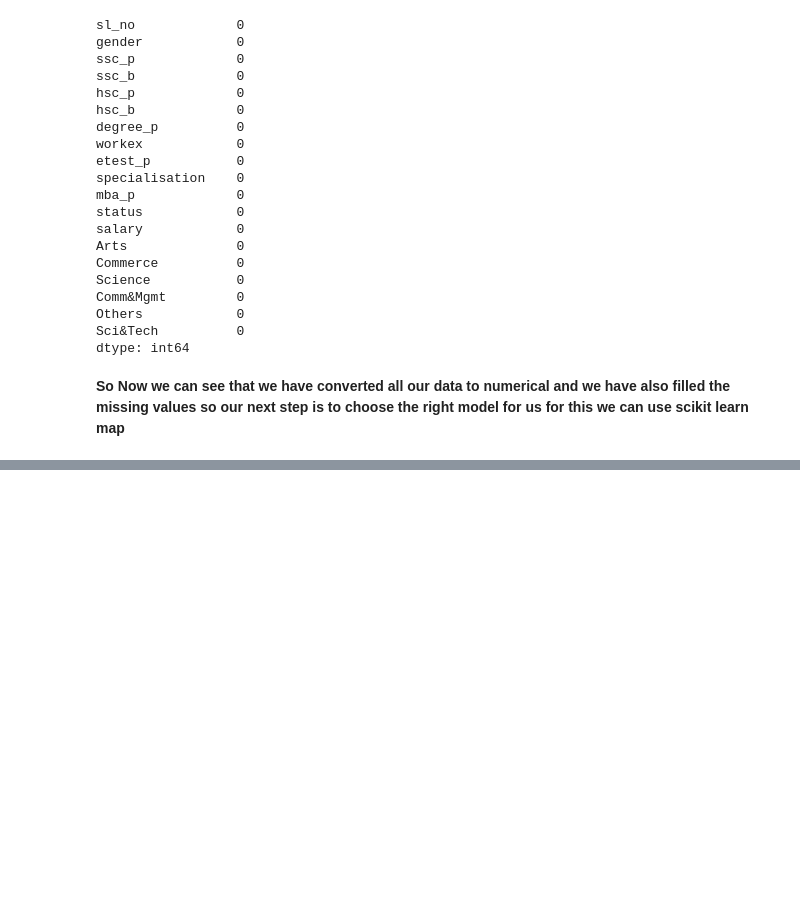
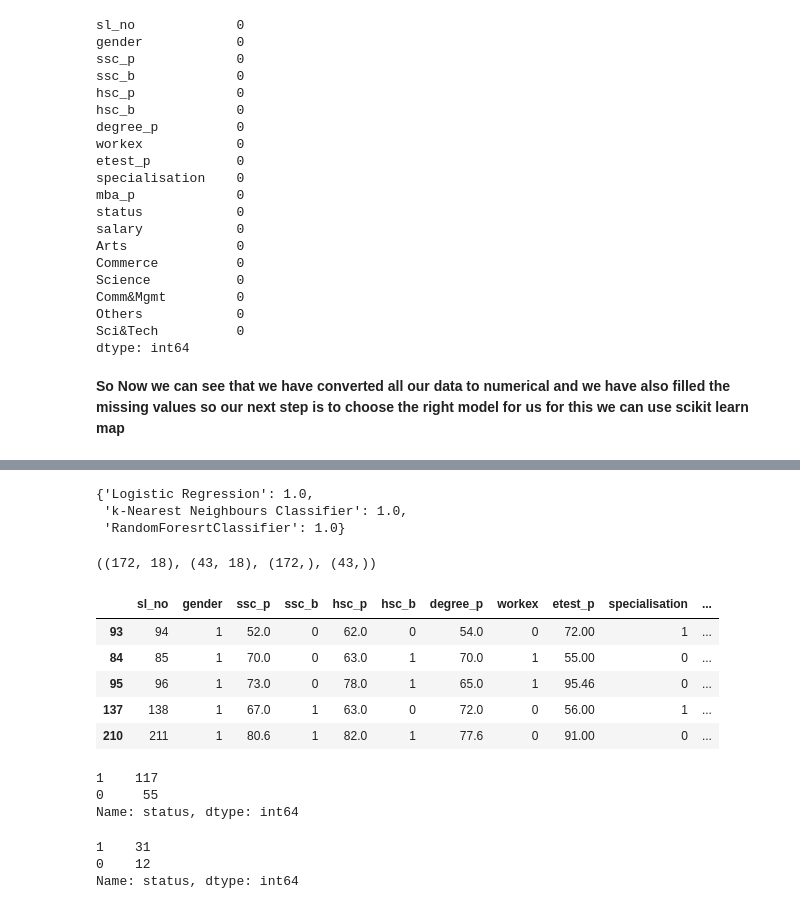
Before and after one commit to Pacifier25/Campus-Recruitement, a Jupyter notebook: Campus Recruitements.ipynb, the cells around one changed output, grey strips where cells are left out. Saved outputs shown, nothing was run; the diff lists cells and outputs as text; code cells hidden in the pictures; blank space fills up the shorter version.

```diff
--- a/Campus Recruitements.ipynb
+++ b/Campus Recruitements.ipynb
@@ -349,0 +361,4 @@ dtype: int64
+# %%
+# Split the data
+X = df.drop("status",axis = 1)
+Y = df["status"]
@@ -349,0 +383,7 @@ dtype: int64
+# %%
+# Split the data into train and split
+np.random.seed(42)
+
+X_train,X_test,Y_train,Y_test = train_test_split(X,
+                                                 Y,
+                                                 test_size = 0.2)
@@ -349,0 +429,36 @@ dtype: int64
+# %%
+model_scores = fit_score(model = models,
+                          X_train = X_train,
+                          X_test = X_test,
+                          Y_train = Y_train,
+                          Y_test = Y_test)
+model_scores
+# %% [output]
+{'Logistic Regression': 1.0,
+ 'k-Nearest Neighbours Classifier': 1.0,
+ 'RandomForesrtClassifier': 1.0}
+# %%
+X_train.shape,X_test.shape,Y_train.shape,Y_test.shape
+# %% [output]
+((172, 18), (43, 18), (172,), (43,))
+# %%
+X_train.head()
+# %% [output]
+|  | sl_no | gender | ssc_p | ssc_b | hsc_p | hsc_b | degree_p | workex | etest_p | specialisation | ... |
+| 93 | 94 | 1 | 52.0 | 0 | 62.0 | 0 | 54.0 | 0 | 72.00 | 1 | ... |
+| 84 | 85 | 1 | 70.0 | 0 | 63.0 | 1 | 70.0 | 1 | 55.00 | 0 | ... |
+| 95 | 96 | 1 | 73.0 | 0 | 78.0 | 1 | 65.0 | 1 | 95.46 | 0 | ... |
+| 137 | 138 | 1 | 67.0 | 1 | 63.0 | 0 | 72.0 | 0 | 56.00 | 1 | ... |
+| 210 | 211 | 1 | 80.6 | 1 | 82.0 | 1 | 77.6 | 0 | 91.00 | 0 | ... |
+# %%
+Y_train.value_counts()
+# %% [output]
+1    117
+0     55
+Name: status, dtype: int64
+# %%
+Y_test.value_counts()
+# %% [output]
+1    31
+0    12
+Name: status, dtype: int64
```
Also changed, not shown: parts of 6 cells of this notebook.
